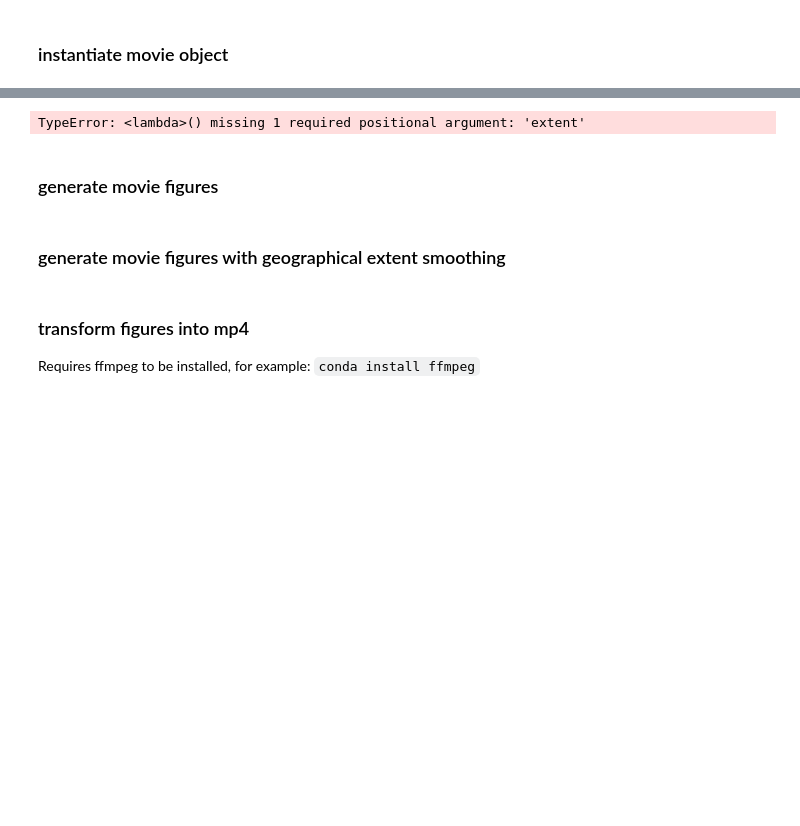
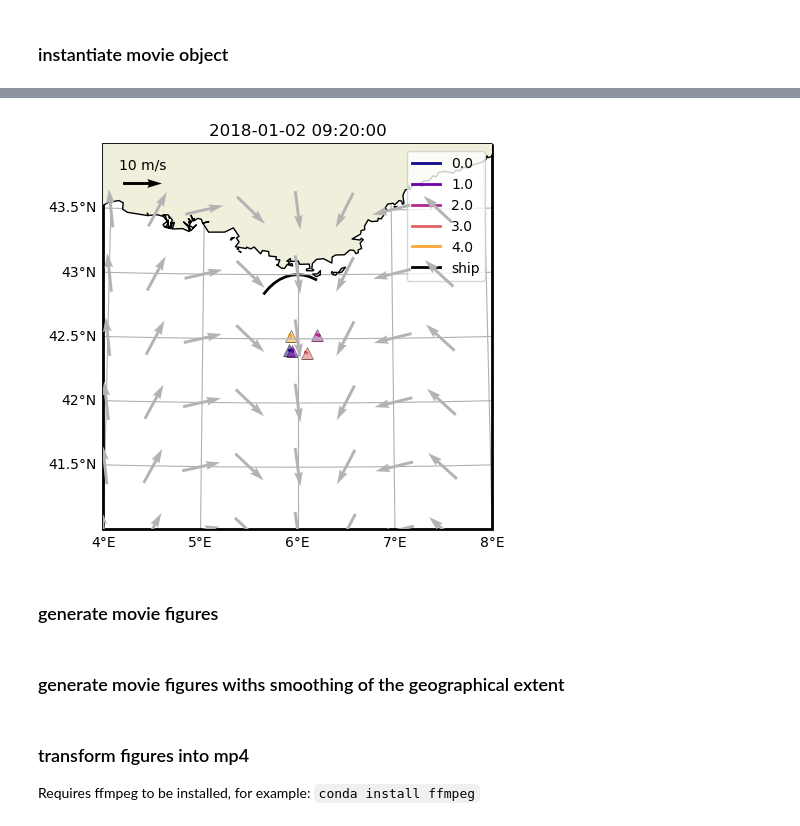
Before and after one commit to apatlpo/pynsitu, a Jupyter notebook: doc/example_movie.ipynb, the cells around one changed output, grey strips where cells are left out. Cells and saved outputs as stored; diff of their text form; code cells hidden in the pictures; blank space fills up the shorter version.

```diff
--- a/doc/example_movie.ipynb
+++ b/doc/example_movie.ipynb
@@ -16,3 +23,6 @@ import pynsitu.movies as movies
+# %%
+# movie parameters
+dt = "10T" # sampling rate
 # %% [markdown]
 ---
 ## generate sample data
@@ -71,22 +105,16 @@ ship = generate_ship_data()
 # map_gen = lambda : cp.map(extent=bounds, rivers=False, tile=("toner-lite", 12), land=False, bathy=False, coastline=False)
 
 # or dynamic adjustment of extent
-dl = 1
-extent = (lonc - dl, lonc + dl, latc - dl, latc + df)  # fixed extent
+#dl = 1
+#extent = (lonc - dl, lonc + dl, latc - dl, latc + df)  # fixed extent
 # extent = None # dynamic adjustment of extent
-map_gen = lambda extent: cp.map(
-    extent=None,
-    rivers=False,
-    tile=("toner-lite", 12),
-    land=False,
-    bathy=False,
-    coastline=False,
-    figsize=(8, 8),
-)
-if extent is None:
-    # dynamic adjustment of extent
-    extent = dict(buffer=0.1, aspect_ratio=(2, 1), exclude=["wind"])
 
+#map_gen = lambda extent: pin.maps.plot_map(extent)
+map_gen = lambda: pin.maps.plot_map(extent=extent, coastline="i")
+
+#if extent is None:
+#    # dynamic adjustment of extent
+#    extent = dict(buffer=0.1, aspect_ratio=(2, 1), exclude=["wind"])
 
 dr_keys = list(dr["id"].unique())
 colorsd = {d: c for d, c in zip(dr_keys, pin.get_cmap_colors(len(dr_keys)))}
@@ -98,16 +126,16 @@ mv_ship = dict(
     dtype="moving",
     data=ship,
     color="k",
-    dt_trail="1H",
+    dt_trail="5H",
 )
 
 mv_wd = dict(
     dtype="vector_field",
-    # data=wind,
-    u="u10m",
-    v="v10m",
+    data=wind,
+    u="u",
+    v="v",
     uref=10,
-    di=3,
+    di=2,
     scale=1e2,
     color="0.7",
 )
@@ -117,20 +165,20 @@ mv_wd = dict(
 mv = movies.movie(
     start,
     end,
-    "10T",
+    dt,
     map_gen,
     "figs",
-    # extent=extent, #dynamic extent
+    #extent=extent, #dynamic extent
     drifters=mv_dr,
     ship=mv_ship,
-    # wind=mv_wd,
+    wind=mv_wd,
     # legend=True,
     legend="upper right",
 )
 # %%
-mv.plot_snapshot(25);
+mv.plot_snapshot(200);
 # %% [output]
-TypeError: <lambda>() missing 1 required positional argument: 'extent'
+[figure, added]
 # %% [markdown]
 ### generate movie figures
 # %%
@@ -138,5 +186,5 @@ mv.make_figures(extents=new_extents)
 # %% [markdown]
-### generate movie figures with geographical extent smoothing
+### generate movie figures withs smoothing of the geographical extent
 # %%
 extents = mv.dry_run()
 
```
Also changed, not shown: parts of 8 cells of this notebook.
